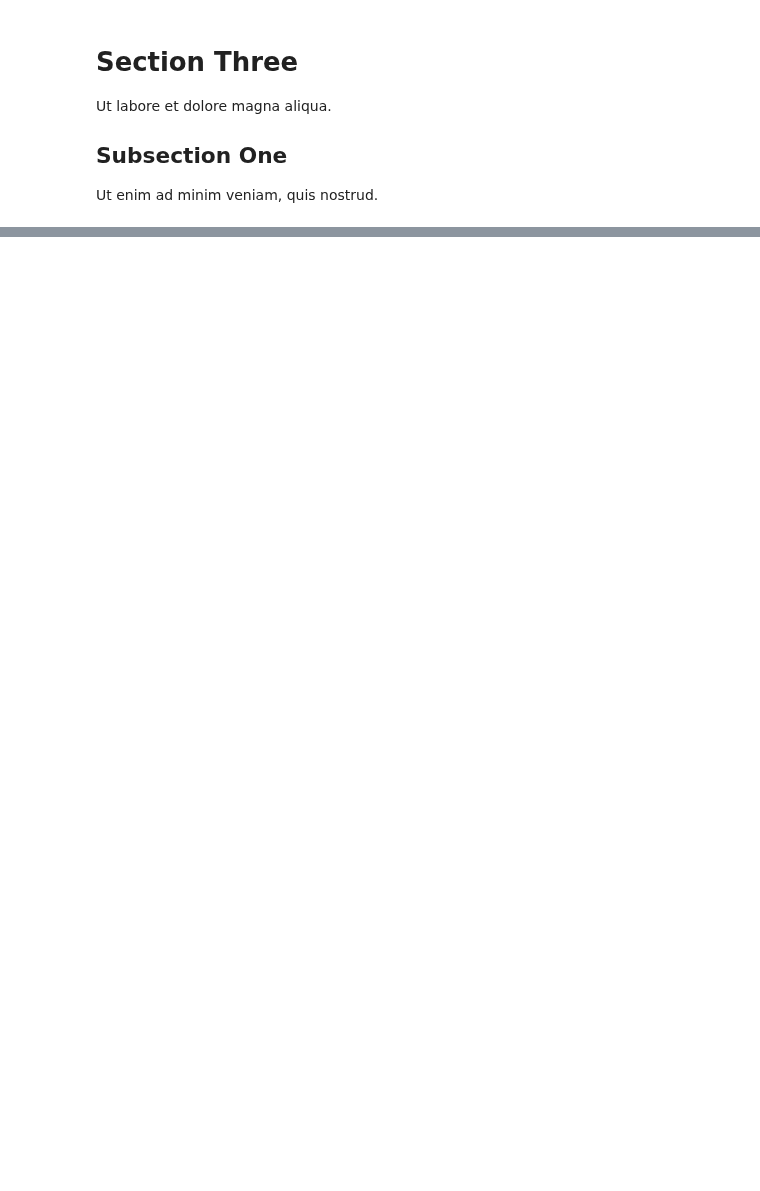
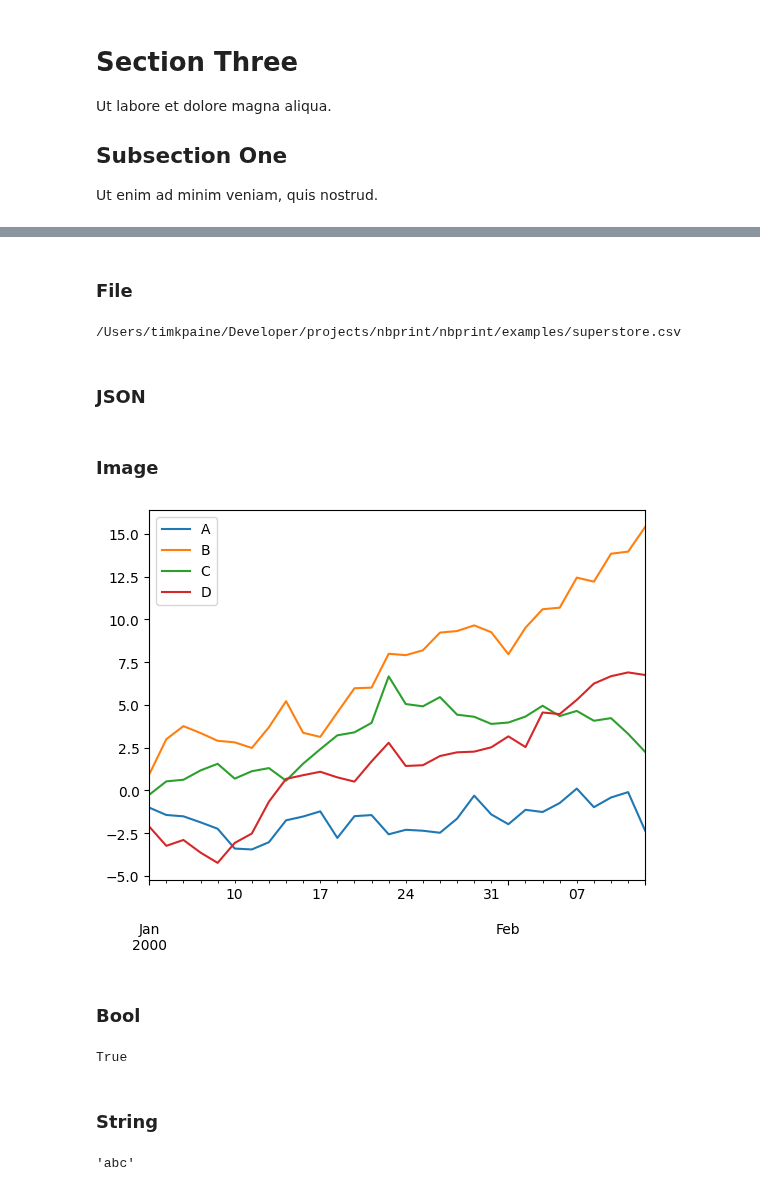
Before and after one commit to nbprint/nbprint, a Jupyter notebook: examples/basic.ipynb, the cells around one changed output, grey strips where cells are left out. Saved outputs shown, nothing was run; the diff lists cells and outputs as text; code cells hidden in the pictures; blank space fills up the shorter version.

```diff
--- a/examples/basic.ipynb
+++ b/examples/basic.ipynb
@@ -42,0 +50,10 @@ Ut enim ad minim veniam, quis nostrud.
+# %% [markdown]
+### File
+# %%
+pth = "superstore.csv"
+df.to_csv(pth, index=False)
+FileLink(pth)
+# %% [output]
+/Users/timkpaine/Developer/projects/nbprint/nbprint/examples/superstore.csv
+# %% [markdown]
+### JSON
@@ -42,0 +63,18 @@ Ut enim ad minim veniam, quis nostrud.
+# %% [markdown]
+### Image
+# %%
+getTimeSeries().plot();
+# %% [output]
+[figure, added]
+# %% [markdown]
+### Bool
+# %%
+True
+# %% [output]
+True
+# %% [markdown]
+### String
+# %%
+"abc"
+# %% [output]
+'abc'
```
Also changed, not shown: parts of 4 cells of this notebook, 28 other files.
